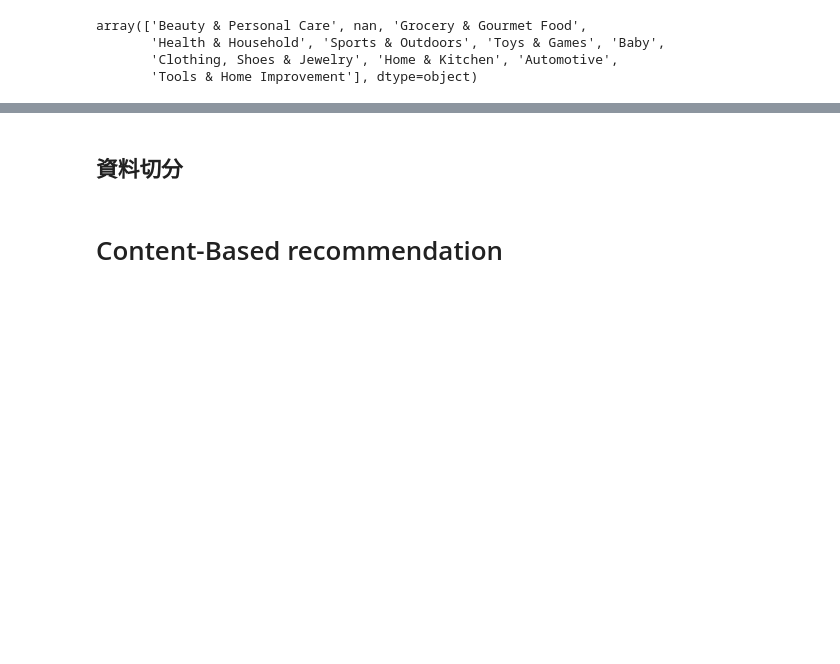
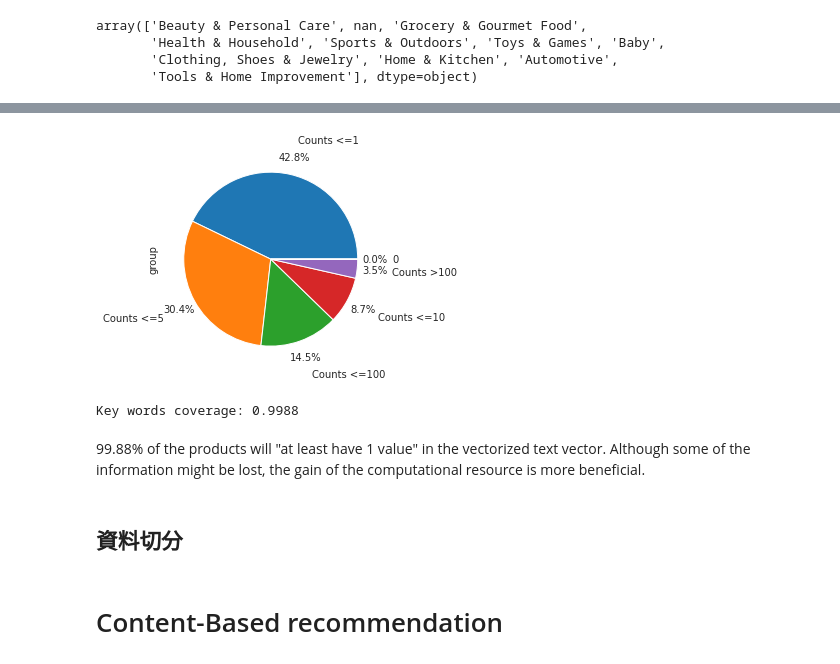
Before and after one commit to limitlin840318/data-course-sample, a Jupyter notebook: sample_content_based.ipynb, the cells around one changed output, grey strips where cells are left out. Cells and saved outputs as stored; diff of their text form; code cells hidden in the pictures; blank space fills up the shorter version.

```diff
--- a/sample_content_based.ipynb
+++ b/sample_content_based.ipynb
@@ -110,2 +144,2 @@ metadata_clean.head(1)
 # %%
-metadata_clean = metadata_clean[['asin','brand','rank','description','desc']]
+metadata_clean = metadata_clean[['asin', 'brand', 'rank','categories','desc','rating_mean']]
@@ -111,0 +152,18 @@ metadata_clean = metadata_clean[['asin','brand','rank','description','desc']]
+# %%
+##Cleaning data (cited from: https://github.com/phwangktw/data-course-sample/blob/main/Session2_Content_based_Recommendation_Algorithm_ipynb.ipynb)
+
+metadata_descOnly = metadata_clean[['asin','desc']].reset_index().drop(['index'], axis=1)
+metadata_descOnly['desc'] = metadata_descOnly['desc'].str.replace('&amp;', '')
+wholeContent = ''
+for i, a in enumerate(metadata_descOnly.desc):
+    wholeContent += str(a) + ' '
+# %%
+##TODO: filter out the numerical words (Ex. 8, 24...)
+tokens = nltk.word_tokenize(wholeContent)
+contentToken_filtered = content_filter(tokens)
+rawBgs = nltk.ngrams(contentToken_filtered,1)
+fdist = nltk.FreqDist(rawBgs)
+
+keywordlist ={}
+for k, v in fdist.items():
+    keywordlist[k[0]] = v
@@ -112,3 +173,46 @@ metadata_clean = metadata_clean[['asin','brand','rank','description','desc']]
+# %%
+#Check-purpose only
+CountsDF = pd.DataFrame.from_dict(keywordlist, orient='index',columns=['Counts'])
+#Control size of the keywords
+CountsDF.describe()
+
+# create a list of our conditions
+conditions = [
+    (CountsDF['Counts'] <= 1),
+    (CountsDF['Counts'] <= 5),
+    (CountsDF['Counts'] <= 10),
+    (CountsDF['Counts'] <= 100),
+    (CountsDF['Counts'] <= 10000)
+    ]
+
+# create a list of the values we want to assign for each condition
+values = ['Counts <=1', 'Counts <=5', 'Counts <=10', 'Counts <=100', 'Counts >100']
+
+# create a new column and use np.select to assign values to it using our lists as arguments
+CountsDF['group'] = np.select(conditions, values)
+CountsDF.group.value_counts().plot.pie(autopct='%1.1f%%', pctdistance=1.2, labeldistance=1.4)
+filterList = CountsDF[CountsDF['group']!='Counts <=1'].reset_index()['index'].str.lower().tolist()
+# %% [output]
+[figure, added]
+# %%
+#Text Parsing
+#Step1: Parsing title to KeyWords ONLY
+keyCounts = 0
+metadata_descOnly['titleNew'] = ""
+for i, a in enumerate(metadata_descOnly.desc):
+    a_Raw = a.split()
+    resultwords  = [word for word in a_Raw if word.lower() in filterList]
+    result = ' '.join(resultwords)
+    if (len(result) != 0):
+        metadata_descOnly.loc[i, 'titleNew'] = result
+        keyCounts += 1
+
+keyWordCoverage = keyCounts/metadata_descOnly.shape[0]
+print(f'Key words coverage: {round(keyWordCoverage, 4)}')
+# %% [output]
+Key words coverage: 0.9988
+# %% [markdown]
+99.88% of the products will "at least have 1 value" in the vectorized text vector. Although some of the information might be lost, the gain of the computational resource is more beneficial.
 # %% [markdown]
 ## 資料切分
 # %%
```
Also changed, not shown: parts of 22 cells of this notebook.
